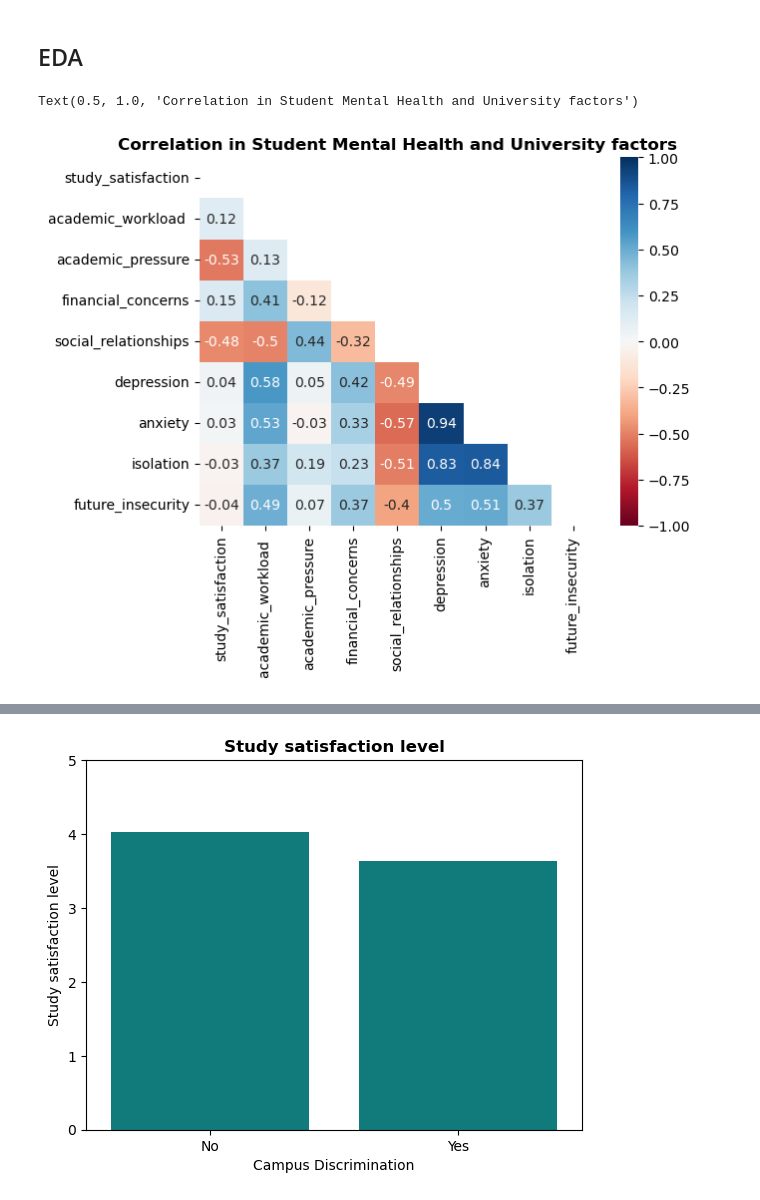
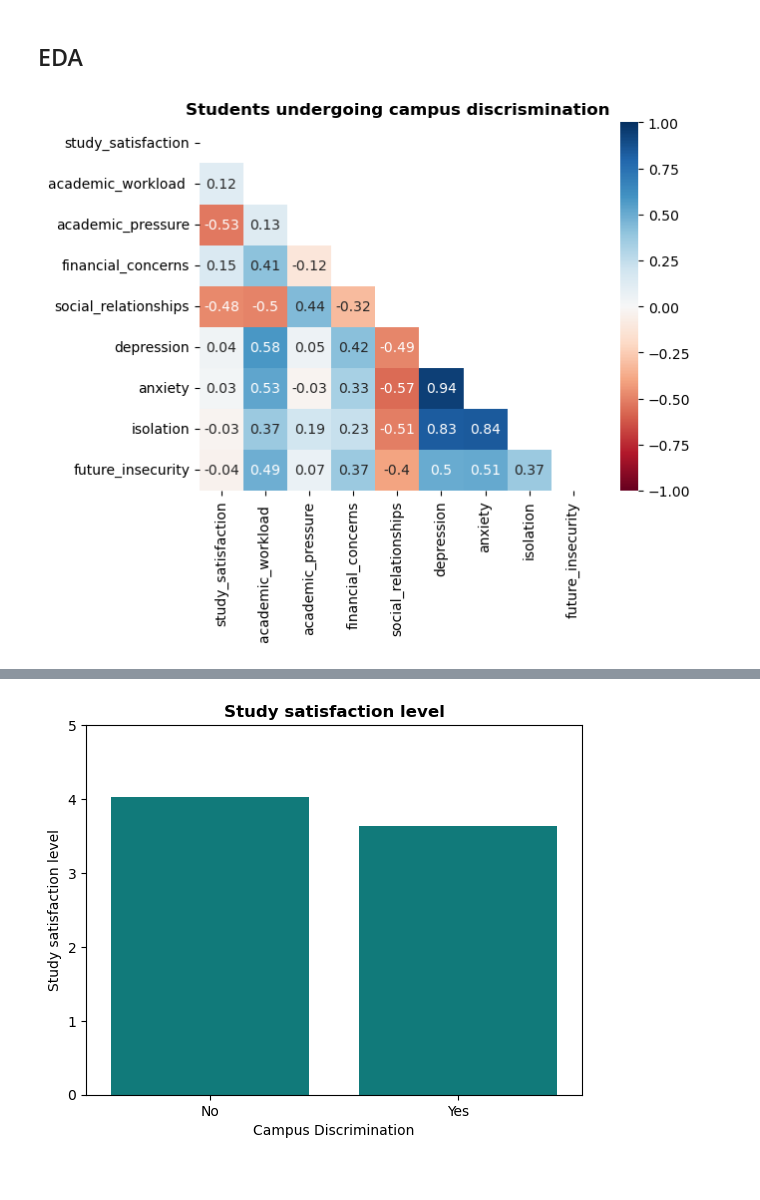
Before and after one commit to provence2911/Python_Data_Project, a Jupyter notebook: Project_2_Mental_Health_Survey/EDA.ipynb, the cells around one changed output, grey strips where cells are left out. Saved outputs shown, nothing was run; the diff lists cells and outputs as text; code cells hidden in the pictures.

```diff
--- a/Project_2_Mental_Health_Survey/EDA.ipynb
+++ b/Project_2_Mental_Health_Survey/EDA.ipynb
@@ -46,13 +66,13 @@ df_exploded.head()
 # %%
 # Filter data with campus discrimination and Select only numeric columns for correlation
 df_discriminated = df_exploded[df_exploded['campus_discrimination']=='Yes']
 df_discriminated_numeric = df_discriminated.loc[:,'study_satisfaction':'future_insecurity']
 
 # Calculate the correlation matrix
 matrix_yes = df_discriminated_numeric.corr().round(2)
 mask_yes = np.triu(np.ones_like(matrix_yes, dtype=bool))
 sns.heatmap(matrix_yes, annot=True,vmin=-1, vmax=1,center=0,cmap='RdBu', mask=mask_yes)
-plt.title('Correlation in Student Mental Health and University factors', fontweight='bold')
+plt.title('Students undergoing campus discrismination', fontweight='bold')
+plt.show()
 # %% [output]
-Text(0.5, 1.0, 'Correlation in Student Mental Health and University factors')
-[figure, old version]
+[figure, new version]
```
Also changed, not shown: parts of 5 cells of this notebook, 2 other files.
